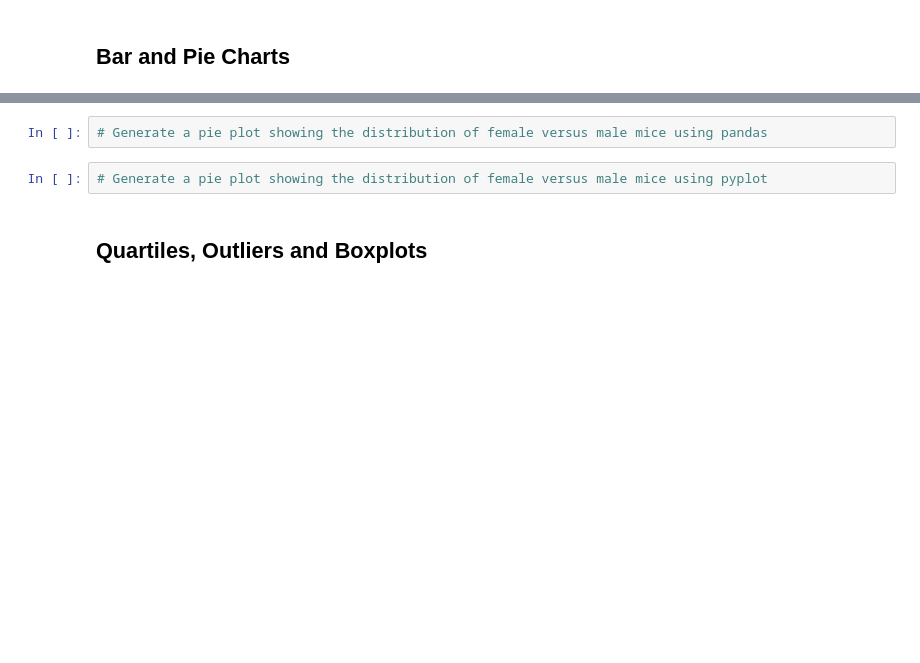
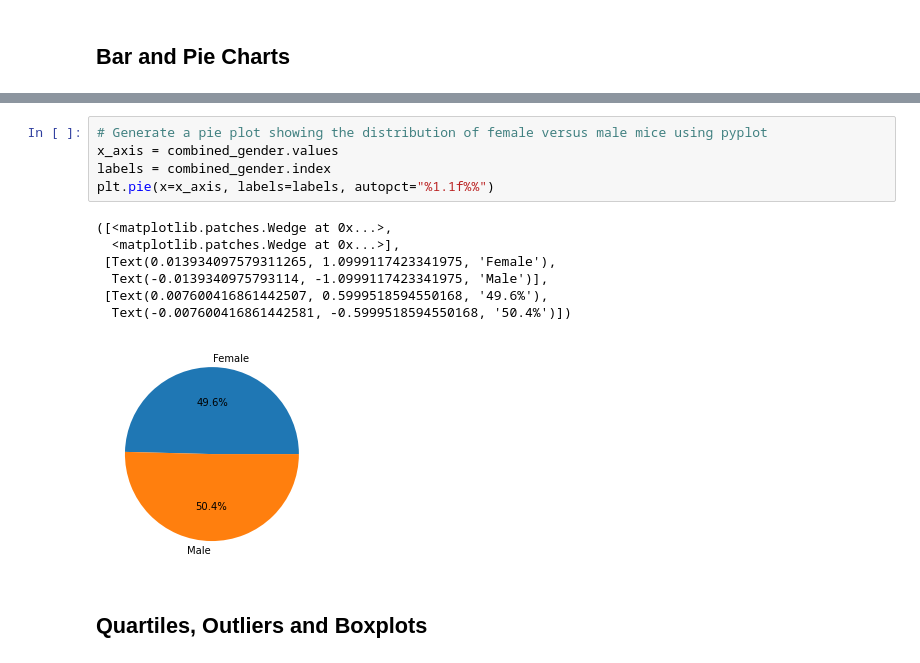
Before and after one commit to abaker178/matplotlib-challenge, a Jupyter notebook: pymaceuticals.ipynb, the cells around one changed output, grey strips where cells are left out. Drawn from its saved outputs; the diff is of its cells as text; blank space fills up the shorter version.

```diff
--- a/pymaceuticals.ipynb
+++ b/pymaceuticals.ipynb
@@ -184,7 +199,16 @@ tests_per_drug
 # %%
-# Generate a pie plot showing the distribution of female versus male mice using pandas
+# Generate a pie plot showing the distribution of female versus male mice using pyplot
+x_axis = combined_gender.values
+labels = combined_gender.index
+plt.pie(x=x_axis, labels=labels, autopct="%1.1f%%")
+# %% [output]
+([<matplotlib.patches.Wedge at 0x...>,
+  <matplotlib.patches.Wedge at 0x...>],
+ [Text(0.013934097579311265, 1.0999117423341975, 'Female'),
+  Text(-0.0139340975793114, -1.0999117423341975, 'Male')],
+ [Text(0.007600416861442507, 0.5999518594550168, '49.6%'),
+  Text(-0.007600416861442581, -0.5999518594550168, '50.4%')])
+[figure, added]
-# %%
-# Generate a pie plot showing the distribution of female versus male mice using pyplot
 # %% [markdown]
 ## Quartiles, Outliers and Boxplots
 # %%
```
Also changed, not shown: parts of 4 cells of this notebook.
